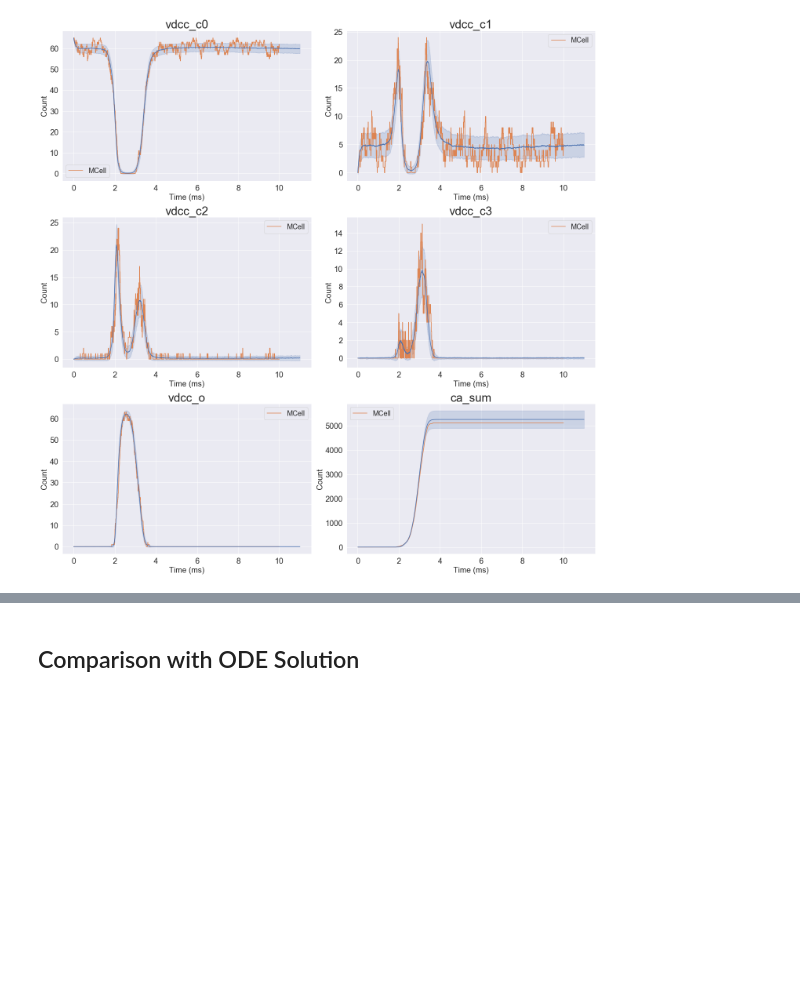
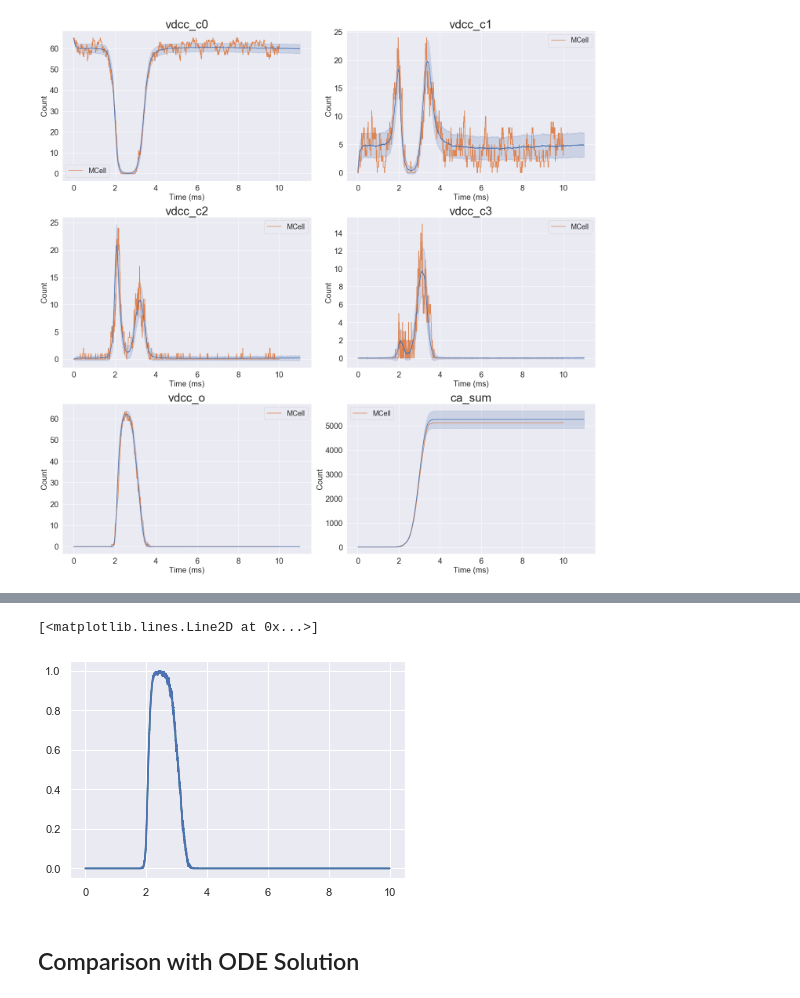
Before and after one commit to 3x10e8/DetailedMarkov, a Jupyter notebook: DetailedMarkovModel.ipynb, the cells around one changed output, grey strips where cells are left out. Cells and saved outputs as stored; diff of their text form; code cells hidden in the pictures; blank space fills up the shorter version.

```diff
--- a/DetailedMarkovModel.ipynb
+++ b/DetailedMarkovModel.ipynb
@@ -692,0 +766,8 @@ plt.show()
+# %%
+'''Normalize'''
+vdcc_o_idx = 0
+
+mcell_data_norm = np.copy(mcell_data)
+
+for seed in range(SEEDS):
+    mcell_data_norm[vdcc_o_idx][:,1,seed] = mcell_data_norm[vdcc_o_idx][:,1,seed] / (65)
@@ -693,3 +796,22 @@ plt.show()
+# %%
+from scipy import stats
+# Mean
+mean = np.mean(mcell_data_norm[0], axis=2)
+plt.plot(mean[:,0]*1000, mean[:,1], color='g', label='MCell', )
+
+# SEM
+sem = stats.sem(mcell_data_norm[0], axis=2)
+plt.plot(mean[:,0]*1000, mean[:,1] + sem[:,1], 'C0')
+plt.plot(mean[:,0]*1000, mean[:,1] - sem[:,1], 'C0')
+
+# Plot labels
+#a.set_title(mol_names[mol], size=20)
+#a.set_xlabel('Time (ms)', size=20)
+#a.set_ylabel('Fraction', size=20)
+#a.legend()
+# %% [output]
+[<matplotlib.lines.Line2D at 0x...>]
+[figure, added]
 # %% [markdown]
 ## Comparison with ODE Solution
 # %%
```
Also changed, not shown: parts of 23 cells of this notebook, 1 other file.
